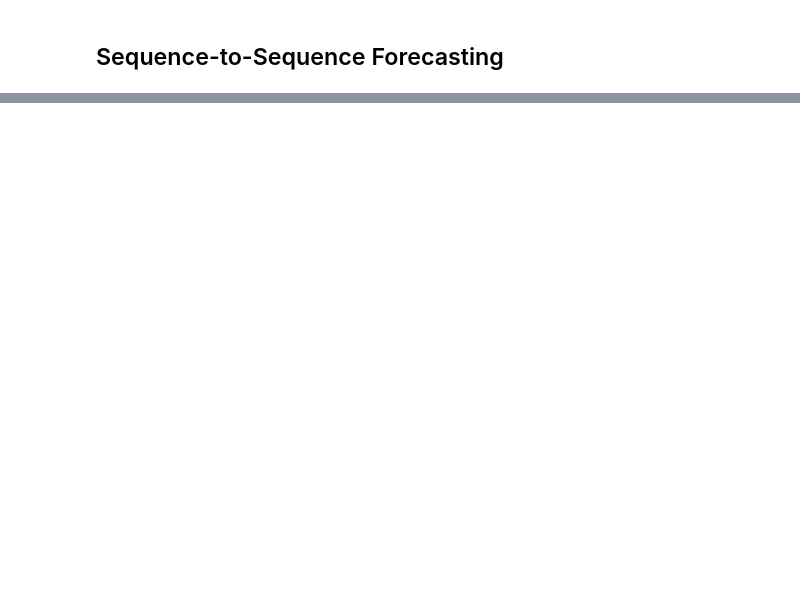
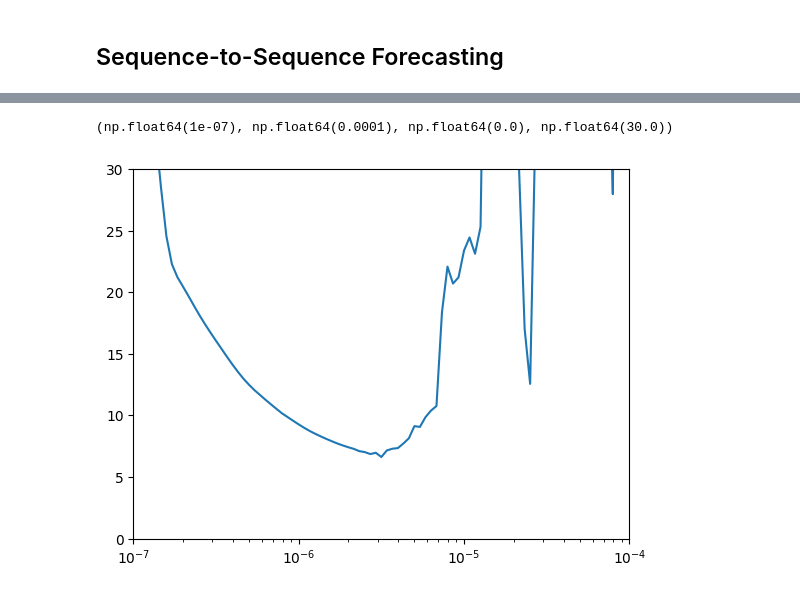
Before and after one commit to yjchen9596/tensorflow-for-deep-learning, a Jupyter notebook: l08c06_forecasting_with_rnn.ipynb, the cells around one changed output, grey strips where cells are left out. Drawn from its saved outputs; the diff is of its cells as text; code cells hidden in the pictures; blank space fills up the shorter version.

```diff
--- a/l08c06_forecasting_with_rnn.ipynb
+++ b/l08c06_forecasting_with_rnn.ipynb
@@ -161,3 +222,8 @@ model.fit(train_set, epochs=500,
-# %%
-model = keras.models.load_model("my_checkpoint")
+# %%
+import tensorflow as tf
+
+# Ensure tf is imported and available before loading the model
+# The original code already does this, but it's good practice to reiterate
+# or ensure the import happens in the same cell where the model is loaded.
+model = keras.models.load_model("my_checkpoint.keras", safe_mode=False, custom_objects={'tf': tf})
 # %%
@@ -206,7 +304,7 @@ model = keras.models.Sequential([
 ])
 lr_schedule = keras.callbacks.LearningRateScheduler(
     lambda epoch: 1e-7 * 10**(epoch / 30))
-optimizer = keras.optimizers.SGD(lr=1e-7, momentum=0.9)
+optimizer = keras.optimizers.SGD(learning_rate=1e-7, momentum=0.9)
 model.compile(loss=keras.losses.Huber(),
               optimizer=optimizer,
               metrics=["mae"])
@@ -214,6 +333,9 @@ history = model.fit(train_set, epochs=100, callbacks=[lr_schedule])
 # %%
-plt.semilogx(history.history["lr"], history.history["loss"])
+plt.semilogx(history.history["learning_rate"], history.history["loss"])
 plt.axis([1e-7, 1e-4, 0, 30])
+# %% [output]
+(np.float64(1e-07), np.float64(0.0001), np.float64(0.0), np.float64(30.0))
+[figure, added]
 # %%
 keras.backend.clear_session()
 tf.random.set_seed(42)
```
Also changed, not shown: parts of 16 cells of this notebook.
